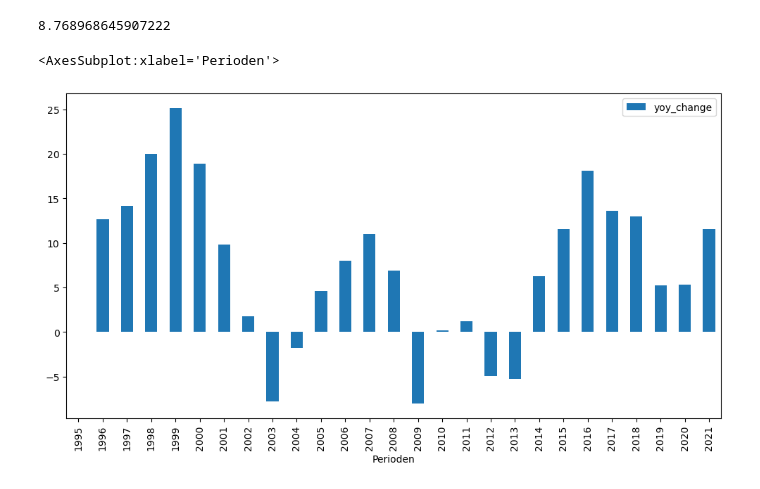
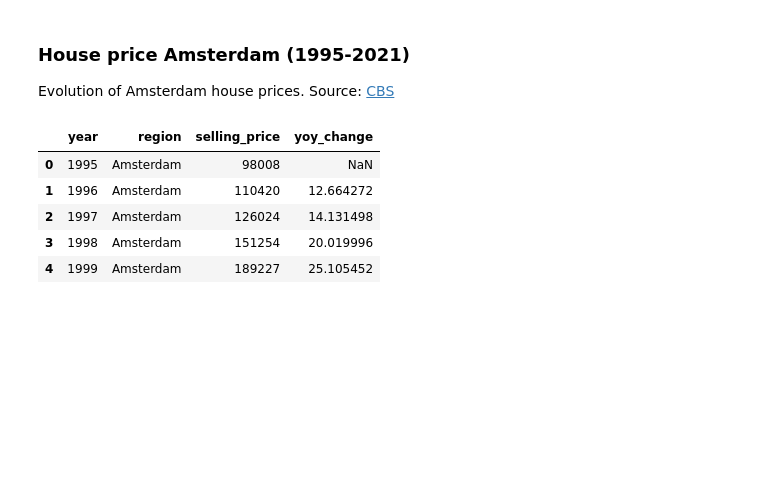
Before and after one commit to ZenBel/buy-vs-rent, a Jupyter notebook: ams_real_estate.ipynb, the cells around one changed output. Drawn from its saved outputs; the diff is of its cells as text; code cells hidden in the pictures; blank space fills up the shorter version.

```diff
--- a/ams_real_estate.ipynb
+++ b/ams_real_estate.ipynb
@@ -6,9 +2,0 @@ df['yoy_change'] = df['Gemiddelde verkoopprijs (euro)'].pct_change() * 100
-# %%
-df['yoy_change'].std()
-# %% [output]
-8.768968645907222
-# %%
-df.plot.bar(x="Perioden", y="yoy_change", figsize=(12,6))
-# %% [output]
-<AxesSubplot:xlabel='Perioden'>
-[figure, removed]
@@ -14,0 +14,15 @@ df.plot.bar(x="Perioden", y="yoy_change", figsize=(12,6))
+# %% [markdown]
+### House price Amsterdam (1995-2021)
+
+Evolution of Amsterdam house prices. Source: [CBS](https://www.cbs.nl/nl-nl/cijfers/detail/83913NED)
+# %%
+df = pd.read_csv('data/ams_house_price_history.csv', sep=";")
+df['yoy_change'] = df['selling_price'].pct_change() * 100
+df.head()
+# %% [output]
+|  | year | region | selling_price | yoy_change |
+| 0 | 1995 | Amsterdam | 98008 | NaN |
+| 1 | 1996 | Amsterdam | 110420 | 12.664272 |
+| 2 | 1997 | Amsterdam | 126024 | 14.131498 |
+| 3 | 1998 | Amsterdam | 151254 | 20.019996 |
+| 4 | 1999 | Amsterdam | 189227 | 25.105452 |
```
Also changed, not shown: parts of 6 cells of this notebook.
